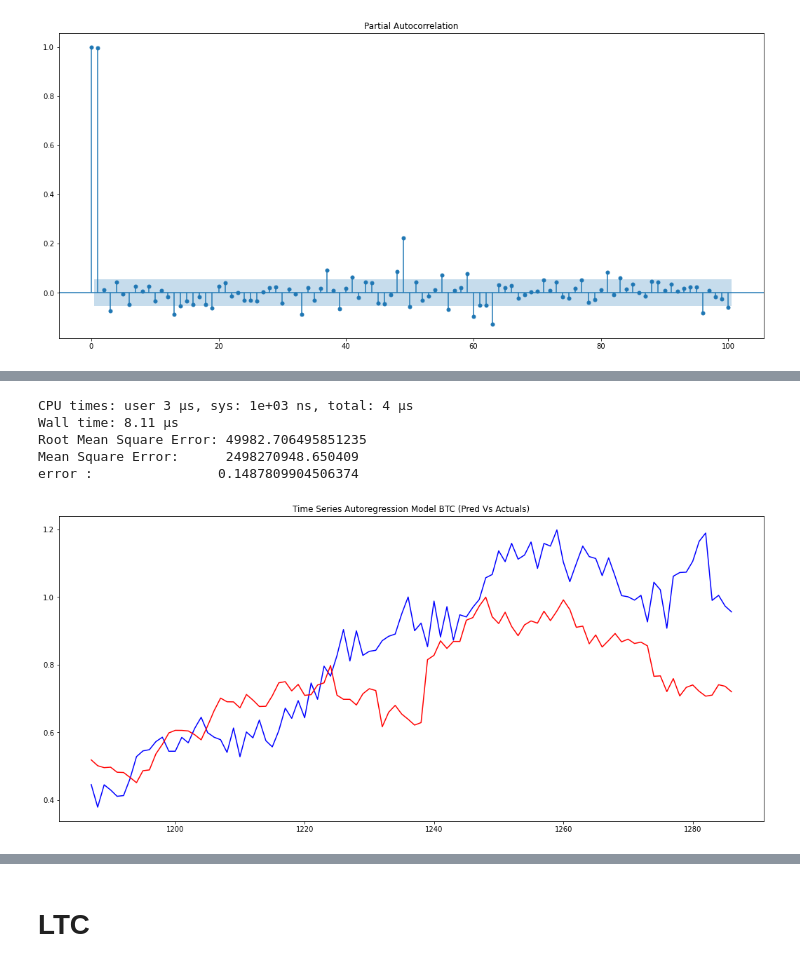
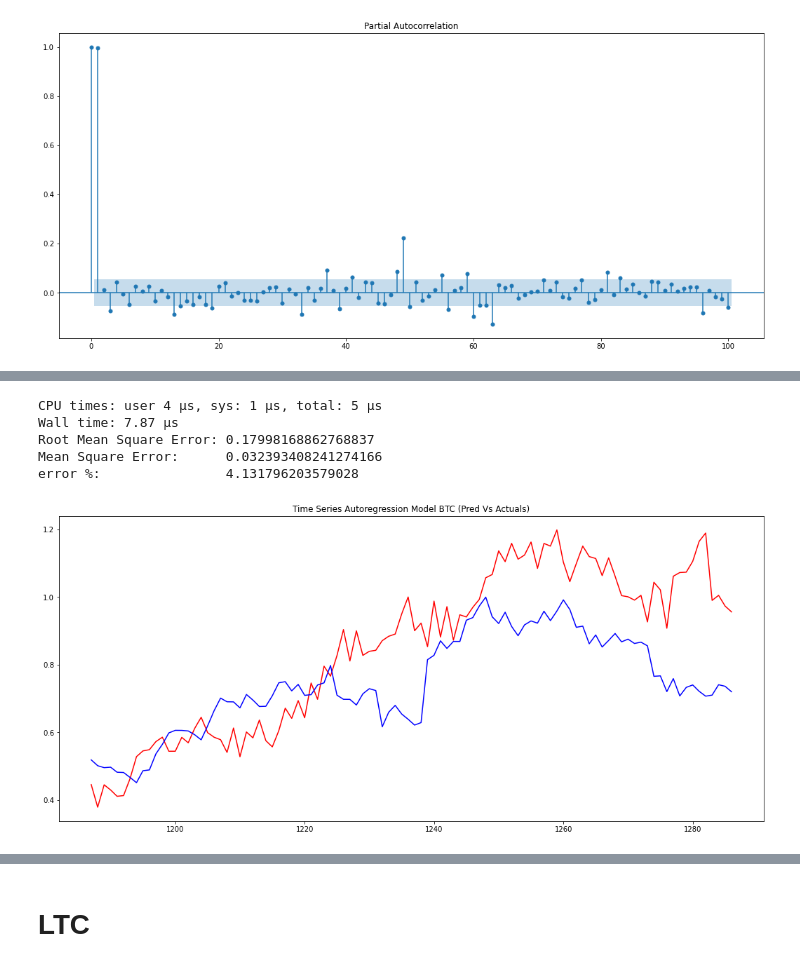
Before and after one commit to chrislacarte/crypto_analysis, a Jupyter notebook: code/crypto_analysis.ipynb, the cells around one changed output, grey strips where cells are left out. Cells and saved outputs as stored; diff of their text form; code cells hidden in the pictures.

```diff
--- a/code/crypto_analysis.ipynb
+++ b/code/crypto_analysis.ipynb
@@ -165,31 +164,31 @@ Name: btc_p, Length: 1187, dtype: float64
 # %%
 # AUTOREGRESSION MODEL:
     # Train Test Split
 %time
 train_btc = crypto_df['btc_p'][:len(crypto_df)-100]
 test_btc = crypto_df['btc_p'][len(crypto_df)-100:]
 # # Model the AR model with training data
 ar_btc = AutoReg(train_btc, lags=300).fit()
     # Make the predictions
 pred_ar_btc = ar_btc.predict(start=len(train_btc), end=len(train_btc)+len(test_btc)-1, dynamic=False)
 #                      predict(start=len(gbp_train), end=len(gbp_train)+len(gbp_test)-1, dynamic=False)
 # print(ar_btc.summary())
     # Accuracy
-MSE_AR_btc = mean_squared_error(test_btc_1, pred_ar_btc)
+MSE_AR_btc = mean_squared_error(test_btc, pred_ar_btc)
 RMSE_AR_btc = math.sqrt(MSE_AR_btc)
     # Plot the prediction vs test data
-plt.plot(pred_ar_btc, color='blue')
-plt.plot(test_btc, color='red')
+plt.plot(pred_ar_btc, color='red')
+plt.plot(test_btc, color='blue')
 plt.title('Time Series Autoregression Model BTC (Pred Vs Actuals)')
 # plt.title('Time Series AR Model BTC pred Vs BTC Actuals')
 
 print("Root Mean Square Error:", RMSE_AR_btc)
 print("Mean Square Error:     ",MSE_AR_btc)
-print("error :               " , np.mean(test_btc/RMSE_AR_btc)*10000)
+print("error %:               " , np.mean(test_btc/RMSE_AR_btc))
 # %% [output]
-CPU times: user 3 µs, sys: 1e+03 ns, total: 4 µs
-Wall time: 8.11 µs
-Root Mean Square Error: 49982.706495851235
-Mean Square Error:      2498270948.650409
-error :                0.1487809904506374
+CPU times: user 4 µs, sys: 1 µs, total: 5 µs
+Wall time: 7.87 µs
+Root Mean Square Error: 0.17998168862768837
+Mean Square Error:      0.032393408241274166
+error %:                4.131796203579028
-[figure, old version]
+[figure, new version]
```
Also changed, not shown: parts of 20 cells of this notebook, 1 other file.
